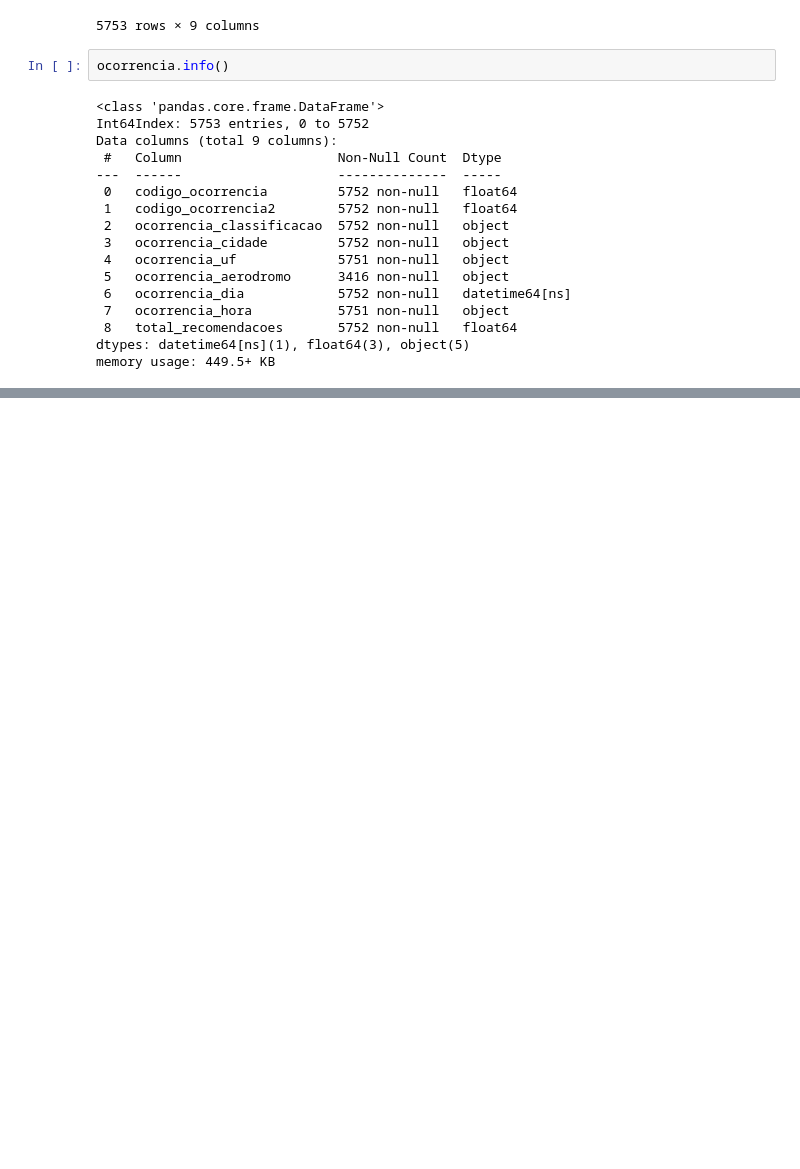
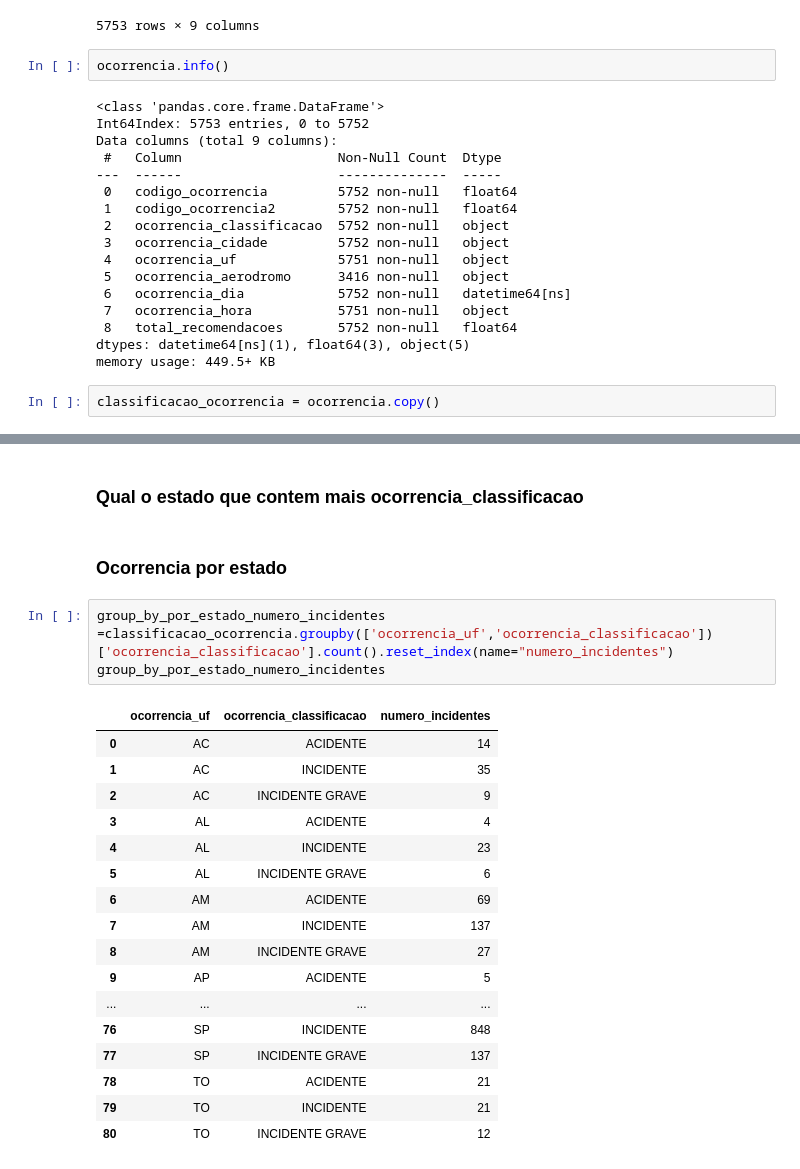
Before and after one commit to rocarva/analises-, a Jupyter notebook: analises/CENIPA/CENIPA - Força Aérea Brasileira.ipynb, the cells around one changed output, grey strips where cells are left out. Cells and saved outputs as stored; diff of their text form; blank space fills up the shorter version.

```diff
--- a/analises/CENIPA/CENIPA - Força Aérea Brasileira.ipynb
+++ b/analises/CENIPA/CENIPA - Força Aérea Brasileira.ipynb
@@ -418,3 +418,5 @@ Data columns (total 9 columns):
  8   total_recomendacoes       5752 non-null   float64
 dtypes: datetime64[ns](1), float64(3), object(5)
 memory usage: 449.5+ KB
+# %%
+classificacao_ocorrencia = ocorrencia.copy()
@@ -420,0 +433,25 @@ memory usage: 449.5+ KB
+# %% [markdown]
+ ### Qual o estado que contem mais ocorrencia_classificacao
+# %% [markdown]
+### Ocorrencia por estado
+# %%
+group_by_por_estado_numero_incidentes =classificacao_ocorrencia.groupby(['ocorrencia_uf','ocorrencia_classificacao'])['ocorrencia_classificacao'].count().reset_index(name="numero_incidentes")
+group_by_por_estado_numero_incidentes
+# %% [output]
+|  | ocorrencia_uf | ocorrencia_classificacao | numero_incidentes |
+| 0 | AC | ACIDENTE | 14 |
+| 1 | AC | INCIDENTE | 35 |
+| 2 | AC | INCIDENTE GRAVE | 9 |
+| 3 | AL | ACIDENTE | 4 |
+| 4 | AL | INCIDENTE | 23 |
+| 5 | AL | INCIDENTE GRAVE | 6 |
+| 6 | AM | ACIDENTE | 69 |
+| 7 | AM | INCIDENTE | 137 |
+| 8 | AM | INCIDENTE GRAVE | 27 |
+| 9 | AP | ACIDENTE | 5 |
+| ... | ... | ... | ... |
+| 76 | SP | INCIDENTE | 848 |
+| 77 | SP | INCIDENTE GRAVE | 137 |
+| 78 | TO | ACIDENTE | 21 |
+| 79 | TO | INCIDENTE | 21 |
+| 80 | TO | INCIDENTE GRAVE | 12 |
```
Also changed, not shown: parts of 8 cells of this notebook.
